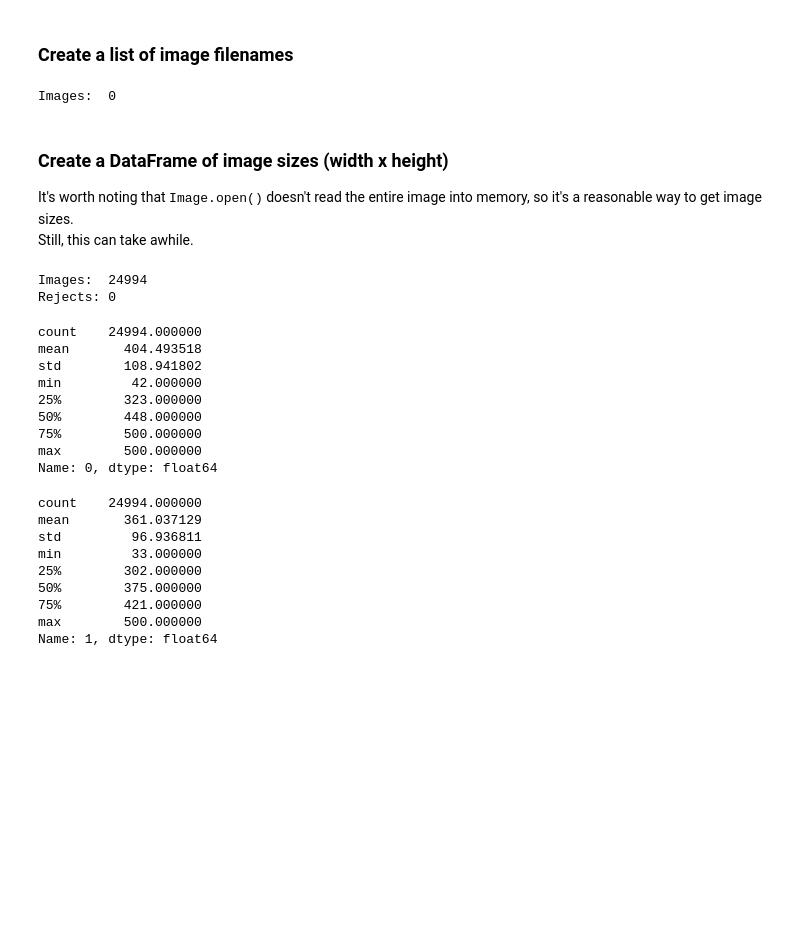
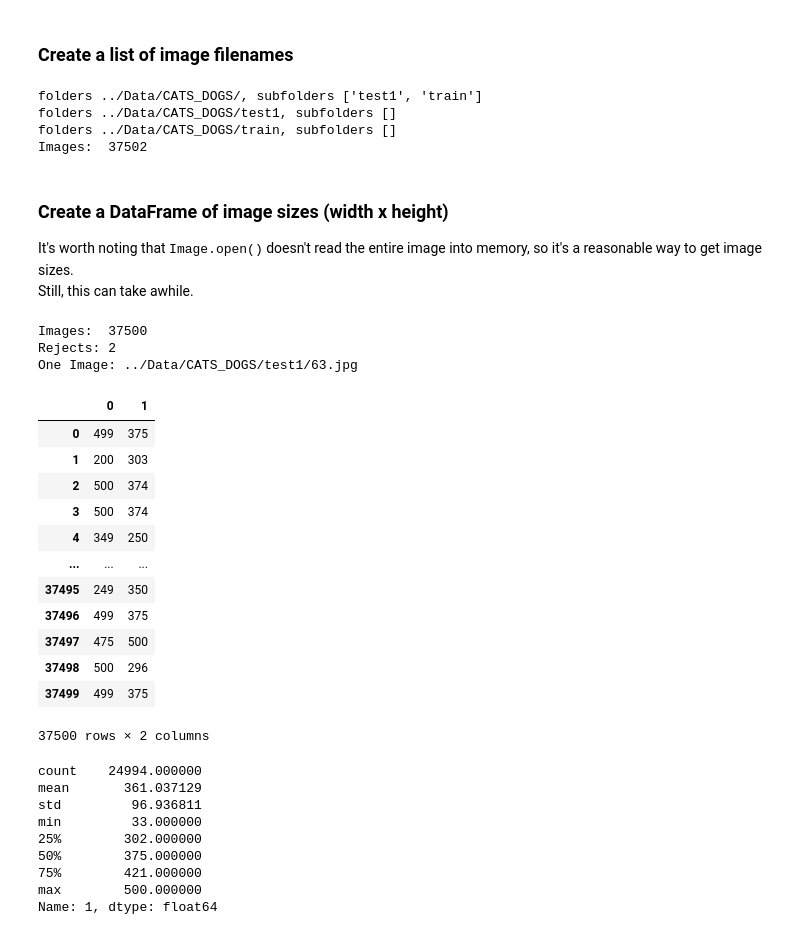
Before and after one commit to janeqyou/pytorch, a Jupyter notebook: basics/PYTORCH_NOTEBOOKS/03-CNN-Convolutional-Neural-Networks/03-Loading-Real-Image-Data.ipynb, the cells around one changed output. Cells and saved outputs as stored; diff of their text form; code cells hidden in the pictures; blank space fills up the shorter version.

```diff
--- a/basics/PYTORCH_NOTEBOOKS/03-CNN-Convolutional-Neural-Networks/03-Loading-Real-Image-Data.ipynb
+++ b/basics/PYTORCH_NOTEBOOKS/03-CNN-Convolutional-Neural-Networks/03-Loading-Real-Image-Data.ipynb
@@ -80,17 +80,19 @@ with Image.open('../Data/CATS_DOGS/train/cat.9975.jpg') as im:
 # %% [markdown]
 ### Create a list of image filenames
 # %%
-path = '..\\Data\\CATS_DOGS\\'
+path = '../Data/CATS_DOGS/'
 img_names = []
 
 for folder, subfolders, filenames in os.walk(path):
-    print("")
+    print(f'folders {folder}, subfolders {subfolders}')
     for img in filenames:
-        img_names.append(folder+'\\'+img)
-
+        img_names.append(folder+'/'+img)
 print('Images: ',len(img_names))
 # %% [output]
-Images:  0
+folders ../Data/CATS_DOGS/, subfolders ['test1', 'train']
+folders ../Data/CATS_DOGS/test1, subfolders []
+folders ../Data/CATS_DOGS/train, subfolders []
+Images:  37502
 # %% [markdown]
 ### Create a DataFrame of image sizes (width x height)
 It's worth noting that <tt>Image.open()</tt> doesn't read the entire image into memory, so it's a reasonable way to get image sizes.<br>
@@ -109,25 +111,32 @@ for item in img_names:
 
 print(f'Images:  {len(img_sizes)}')
 print(f'Rejects: {len(rejected)}')
+print(f'One Image: {img_names[3]}')
 # %% [output]
-Images:  24994
-Rejects: 0
+Images:  37500
+Rejects: 2
+One Image: ../Data/CATS_DOGS/test1/63.jpg
 # %%
 # Convert the list to a DataFrame
 df = pd.DataFrame(img_sizes)
 
 # Run summary statistics on image widths
-df[0].describe()
+#df[0].describe()
+df
 # %% [output]
+|  | 0 | 1 |
+| 0 | 499 | 375 |
+| 1 | 200 | 303 |
+| 2 | 500 | 374 |
+| 3 | 500 | 374 |
+| 4 | 349 | 250 |
+| ... | ... | ... |
+| 37495 | 249 | 350 |
+| 37496 | 499 | 375 |
+| 37497 | 475 | 500 |
+| 37498 | 500 | 296 |
+| 37499 | 499 | 375 |
-count    24994.000000
-mean       404.493518
-std        108.941802
-min         42.000000
-25%        323.000000
-50%        448.000000
-75%        500.000000
-max        500.000000
-Name: 0, dtype: float64
+37500 rows × 2 columns
 # %%
 # Run summary statistics on image heights
 df[1].describe()
```
Also changed, not shown: parts of 3 cells of this notebook, 1 other file.
